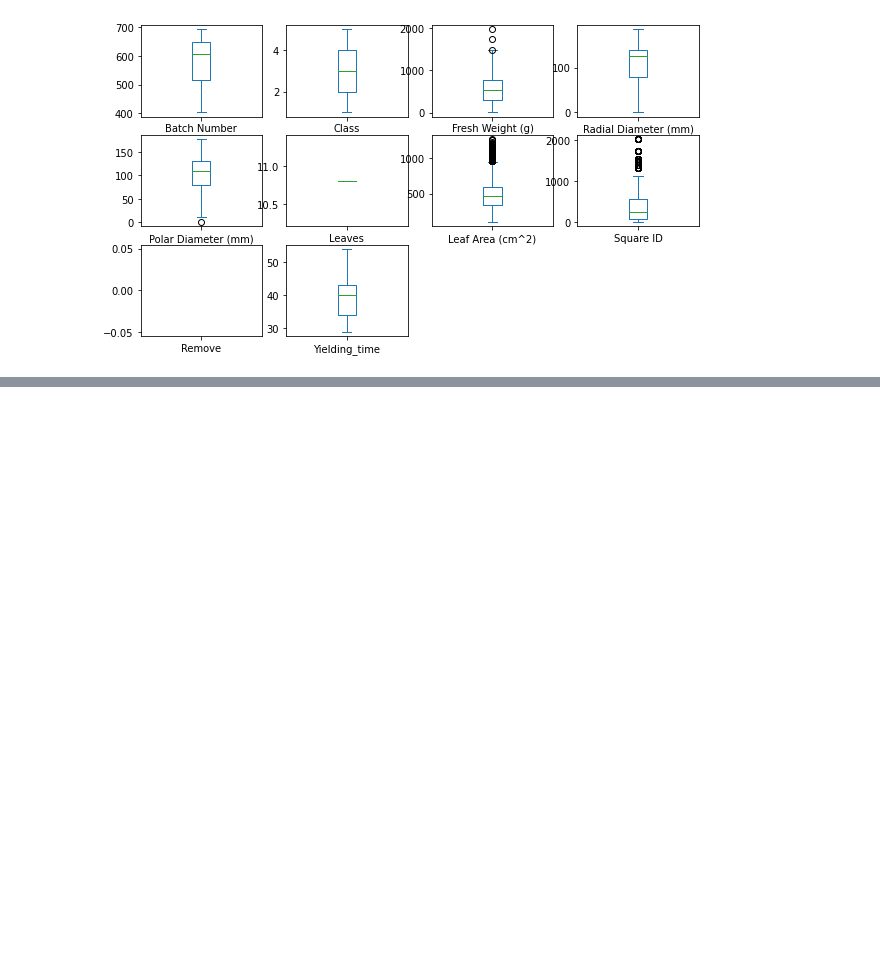
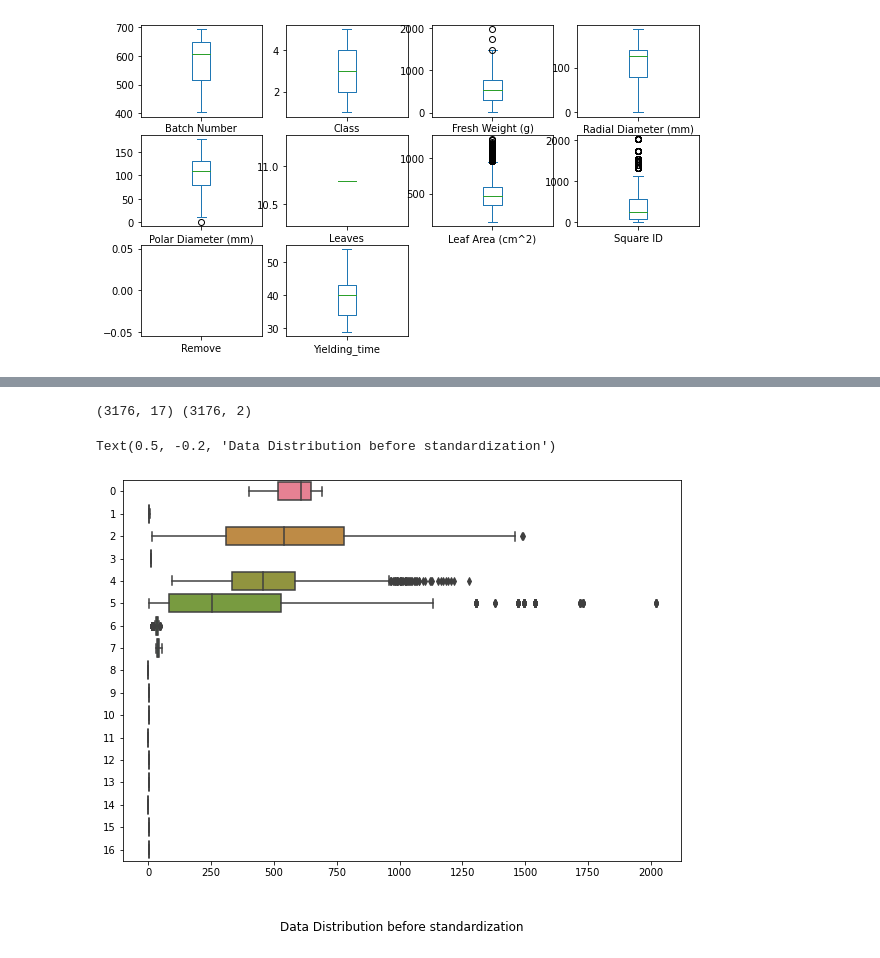
Before and after one commit to Christina-Joseph/CE888-7-SP-Data-Science-and-Decision-Making, a Jupyter notebook: Agrotech.ipynb, the cells around one changed output, grey strips where cells are left out. Drawn from its saved outputs; the diff is of its cells as text; code cells hidden in the pictures; blank space fills up the shorter version.

```diff
--- a/Agrotech.ipynb
+++ b/Agrotech.ipynb
@@ -380,0 +568,31 @@ plt.show()
+# %%
+y_data = new_df[[ 'Polar Diameter (mm)', 'Radial Diameter (mm)']].copy()
+x_data = new_df.copy().drop(['Plant Date','Polar Diameter (mm)', 'Radial Diameter (mm)', 'Check Date', 'Flight Date'], axis=1)
+x_data_featured = x_data.columns.to_numpy()
+y_data_featured = y_data.columns.to_numpy()
+# %%
+x_data = x_data.to_numpy()
+y_data = y_data.to_numpy()
+# %%
+# Outlier detection
+lof = LocalOutlierFactor()
+yhat = lof.fit_predict(x_data)
+# select all rows that are not outliers
+non_out_rows = yhat != -1
+x_data, y_data = x_data[non_out_rows, :], y_data[non_out_rows]
+# printing the shape
+print(x_data.shape, y_data.shape)
+# %% [output]
+(3176, 17) (3176, 2)
+# %%
+# Split the data into train, val, test
+train_x, test_x, train_y, test_y = train_test_split(x_data, y_data, test_size=0.2, random_state=46)
+train_x, val_x, train_y, val_y = train_test_split(train_x, train_y, test_size=0.2, random_state=46)
+# %%
+# Data distribution without standardising
+plt.figure(figsize=(10, 7))
+sns.boxplot(data=train_x, orient="h", palette="husl")
+plt.title('Data Distribution before standardization',loc='center' ,y=-0.2)
+# %% [output]
+Text(0.5, -0.2, 'Data Distribution before standardization')
+[figure, added]
```
Also changed, not shown: parts of 20 cells of this notebook.
